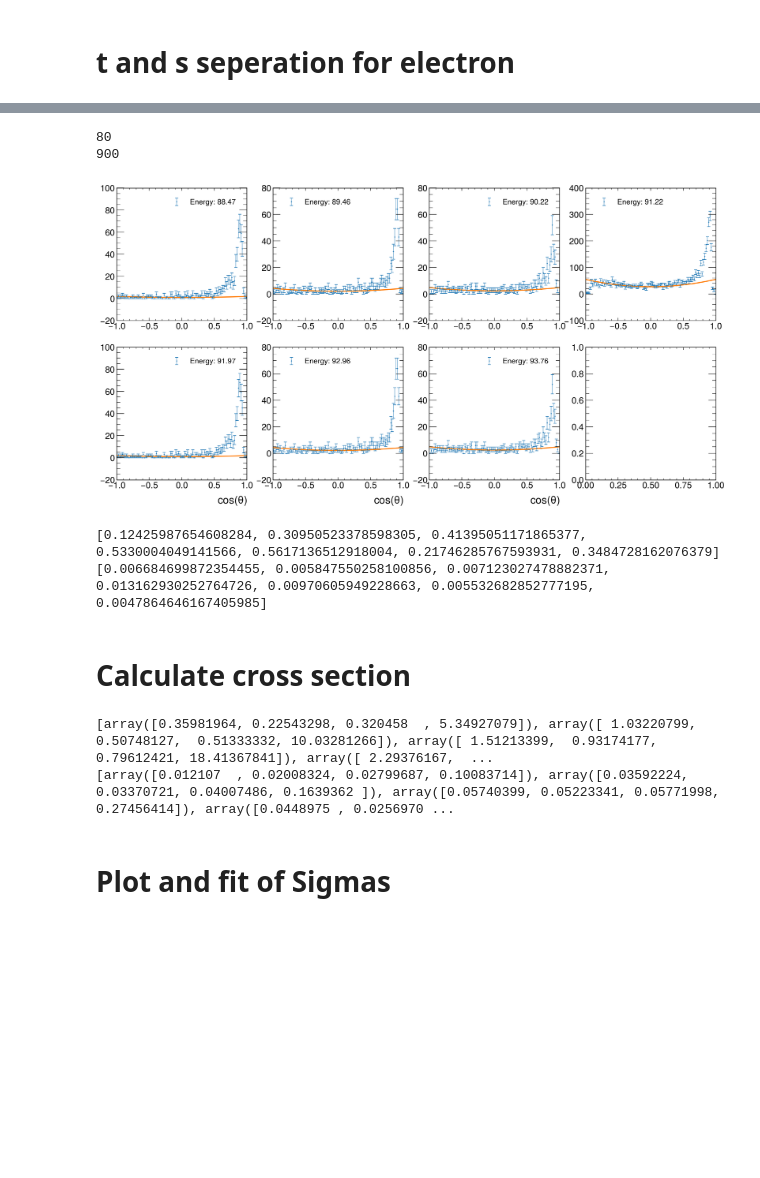
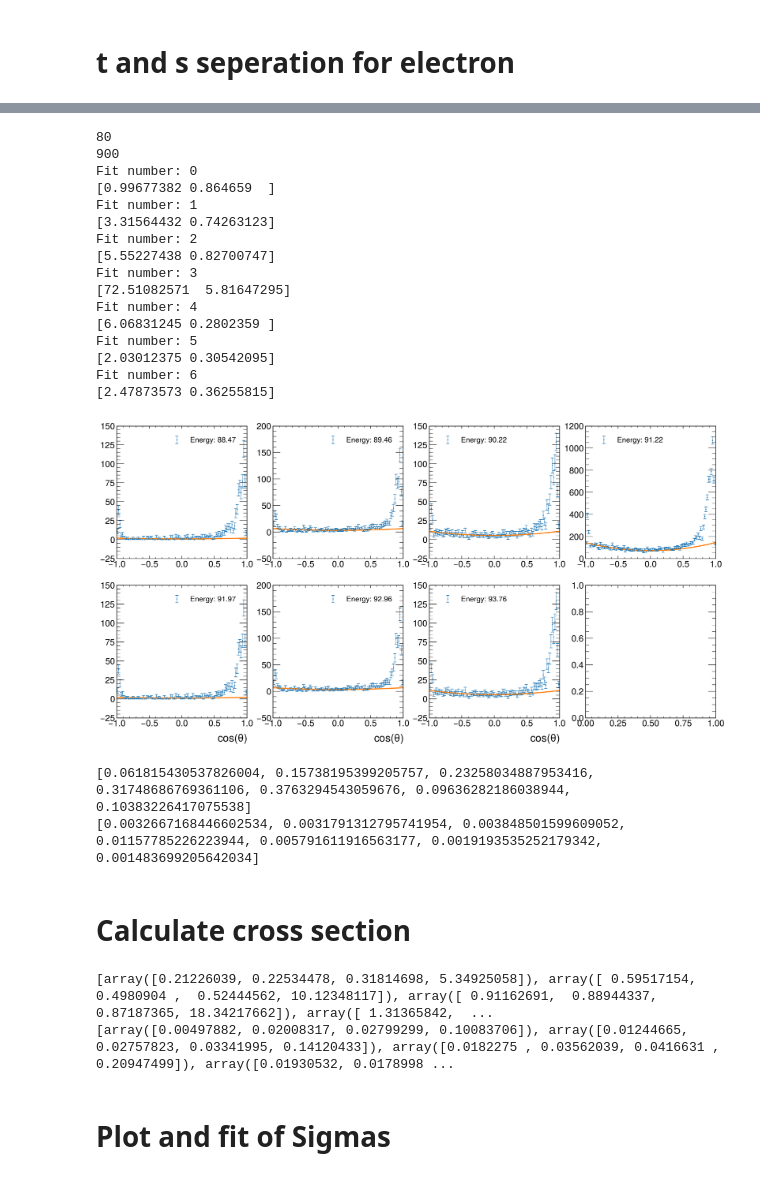
Before and after one commit to lukasg96/z0-precisionmeasurement, a Jupyter notebook: z0_experiment.ipynb, the cells around one changed output, grey strips where cells are left out. Cells and saved outputs as stored; diff of their text form; code cells hidden in the pictures; blank space fills up the shorter version.

```diff
--- a/z0_experiment.ipynb
+++ b/z0_experiment.ipynb
@@ -423,7 +423,7 @@ while i < 4:
     emasks[0] = brancheses[i]['E_ecal'] >= 50
     emasks[1] = brancheses[i]['E_ecal'] >= 68
     emasks[2] = brancheses[i]['Ncharged'] <= 6
-    emasks[3] = brancheses[i]['Pcharged'] >= 3
+    #emasks[3] = brancheses[i]['Pcharged'] >= 3
 
     # t cutting
     #emasks[3] = brancheses[i]['cos_thet'] <= .7
@@ -435,7 +435,7 @@ while i < 4:
     emasks[5] = ((brancheses[i]['E_ecal']-90.7)**2/a**2 + (brancheses[i]['Pcharged']-89.3)**2/b**2) <= 1
     eeleptic[i] = np.sum(emasks[5])
 
-    ecuts[i] = emasks[0] & emasks[1] & emasks[2] & emasks[3]# & emasks[5]# & emasks[3] & emasks[4]
+    ecuts[i] = emasks[0] & emasks[1] & emasks[2] #& emasks[3]# & emasks[5]# & emasks[3] & emasks[4]
     i += 1
 
 
@@ -736,6 +737,7 @@ xs_corrections = { 'energy' : [ 88.47, 89.46, 90.22, 91.22, 91.97, 92.96, 93.76]
                       'leptonic' : [0.09, 0.20, 0.36, 0.52, 0.22, -0.01, -0.08]}
 # %%
-path_opal = 'opal_data/data/daten_1.root'
+data_nr = 6
+path_opal = 'opal_data/data/daten_' +str(data_nr) +'.root'
 data = uproot.open(path_opal)
 
 
@@ -797,7 +799,7 @@ while i < 7:
     emasks[0] = branchesopal['E_ecal'] >= 50
     emasks[1] = branchesopal['E_ecal'] >= 68
     emasks[2] = branchesopal['Ncharged'] <= 6
-    emasks[3] = branchesopal['Pcharged'] >=3
+    #emasks[3] = branchesopal['Pcharged'] >=3
     # t cutting
     #emasks[3] = branchesopal['cos_thet'] <= .7
     #emasks[4] = branchesopal['cos_thet'] >= -.9
@@ -806,7 +808,7 @@ while i < 7:
     #Energy
     emasks[6] = branchesopal['E_lep'] >= EnergyCutsLP[i]
     emasks[7] = branchesopal['E_lep'] <= EnergyCutsUP[i]
-    opalEcuts[i] = emasks[0] & emasks[1] & emasks[2] & emasks[6] & emasks[7] & emasks[3]# & emasks[5]# & emasks[3] & emasks[4]
+    opalEcuts[i] = emasks[0] & emasks[1] & emasks[2] & emasks[6] & emasks[7] #& emasks[3]# & emasks[5]# & emasks[3] & emasks[4]
     i += 1
 
 
@@ -885,7 +887,7 @@ while k < 7:
 # Import Luminosities
 # %%
 import csv
-lumi_data = 'opal_data/lumi_files/daten_1.csv'
+lumi_data = 'opal_data/lumi_files/daten_' +str(data_nr) +'.lum'
 #opal_data/data/daten_1.root'
 
 energy = np.zeros(7)
@@ -922,8 +923,6 @@ print(len(mid))
 # %%
 # Fitting
 # Subtracting t channel
-bin_min = 80 #50
-bin_max = 900 #950
 print(bin_min)
 print(bin_max)
 bin_min_opal = int(bin_min/1000*Nbins_opal)
@@ -940,40 +939,56 @@ ratio_s_opal_err = []
 #ratio_s_opal_analy = []
 for ii in range(7):
     coeff, var_matrix = curve_fit(dsigdtheta, opal_e_cut_mid[ii][bin_min_opal:bin_max_opal],opal_e_cut_E[ii][bin_min_opal:bin_max_opal])
+    print('Fit number:',ii)
+    print(coeff)
     hist_fit = dsigdtheta(mid[bin_min_opal:bin_max_opal], *coeff)
     fit_s_chan.append( sdsig(mid, coeff[0]))
     jj = ii
     line = 0 #line number
     if ii>3: #go into the second line
         line = 1 #second line
         ii = ii-4 #column number
 
     error_sizes = np.sqrt(opal_e_cut_E[ii])
     #error_sizes = np.sqrt(np.zeros(len(opal_e_cut_E[ii])))
 
     im = ax[line,ii].errorbar(opal_e_cut_mid[ii], opal_e_cut_E[ii], yerr=error_sizes, label = 'Energy: {}'.format(energy[jj]), fmt="+", ms=2, elinewidth=0.6, capsize=3, mew=1)
     #im = ax[line,ii].plot(opal_e_cut_mid[ii],opal_e_cut_E[ii],label = 'Energy: {}'.format(energy[jj]))
     im = ax[line,ii].plot(opal_e_cut_mid[ii],fit_s_chan[ii])
     im = ax[line,ii].legend()
 
     #ratio_s_opal.append( sum(fit_s_chan[ii]) / sum(opalEcuts[ii]))
     ratio_s_opal.append(coeff[0] * (8 / 3) * len(fit_s_chan[ii]) / (sum(opalEcuts[ii])*2) )
     ratio_s_opal_err.append(np.sqrt(((8 / 3) * len(fit_s_chan[ii]) / (sum(opalEcuts[ii])*2))**2) * var_matrix[0][0] + (coeff[0] * (8 / 3) * len(fit_s_chan[ii]) / (sum(opalEcuts[ii])*2)**2 )**2 * opalB_err[ii][0]**2)
 
 ax[1,0].set_xlabel(r'$cos(\theta)$')
 ax[1,1].set_xlabel(r'$cos(\theta)$')
 ax[1,2].set_xlabel(r'$cos(\theta)$')
 plt.show()
 
 print(ratio_s_opal)
 print(ratio_s_opal_err)
 #print(ratio_s_opal_analy)
 # %% [output]
 80
 900
+Fit number: 0
+[0.99677382 0.864659  ]
+Fit number: 1
+[3.31564432 0.74263123]
+Fit number: 2
+[5.55227438 0.82700747]
+Fit number: 3
+[72.51082571  5.81647295]
+Fit number: 4
+[6.06831245 0.2802359 ]
+Fit number: 5
+[2.03012375 0.30542095]
+Fit number: 6
+[2.47873573 0.36255815]
-[figure, old version]
+[figure, new version]
-[0.12425987654608284, 0.30950523378598305, 0.41395051171865377, 0.5330004049141566, 0.5617136512918004, 0.21746285767593931, 0.3484728162076379]
-[0.006684699872354455, 0.005847550258100856, 0.007123027478882371, 0.013162930252764726, 0.00970605949228663, 0.005532682852777195, 0.0047864646167405985]
+[0.061815430537826004, 0.15738195399205757, 0.23258034887953416, 0.31748686769361106, 0.3763294543059676, 0.09636282186038944, 0.10383226417075538]
+[0.0032667168446602534, 0.0031791312795741954, 0.003848501599609052, 0.01157785226223944, 0.005791611916563177, 0.0019193535252179342, 0.001483699205642034]
 # %%
 # apply s channel correction
 for ii in range(7):
@@ -999,8 +1014,8 @@ while i < 7:
 print(Sigma)
 print(Sigma_err)
 # %% [output]
-[array([0.35981964, 0.22543298, 0.320458  , 5.34927079]), array([ 1.03220799,  0.50748127,  0.51333332, 10.03281266]), array([ 1.51213399,  0.93174177,  0.79612421, 18.41367841]), array([ 2.29376167,  ...
-[array([0.012107  , 0.02008324, 0.02799687, 0.10083714]), array([0.03592224, 0.03370721, 0.04007486, 0.1639362 ]), array([0.05740399, 0.05223341, 0.05771998, 0.27456414]), array([0.0448975 , 0.0256970 ...
+[array([0.21226039, 0.22534478, 0.31814698, 5.34925058]), array([ 0.59517154,  0.4980904 ,  0.52444562, 10.12348117]), array([ 0.91162691,  0.88944337,  0.87187365, 18.34217662]), array([ 1.31365842,  ...
+[array([0.00497882, 0.02008317, 0.02799299, 0.10083706]), array([0.01244665, 0.02757823, 0.03341995, 0.14120433]), array([0.0182275 , 0.03562039, 0.0416631 , 0.20947499]), array([0.01930532, 0.0178998 ...
 # %%
 # apply ratiation correction
 Sigma_corr = np.zeros((4,7))
```
Also changed, not shown: parts of 38 cells of this notebook.
